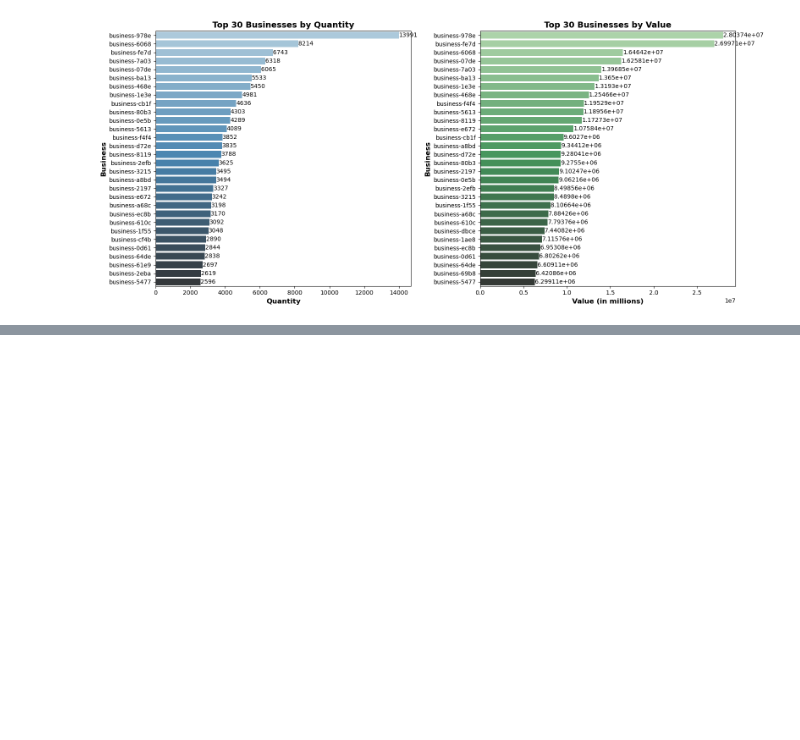
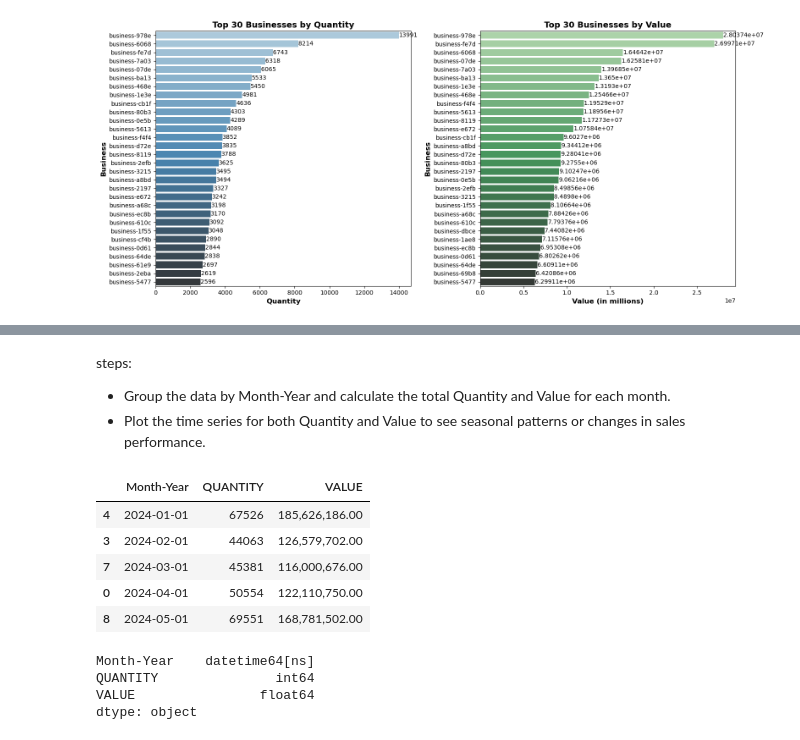
Before and after one commit to PaulMuniu/Kwanza-Tukule-Data-Analysis, a Jupyter notebook: Kwanza_Tukule.ipynb, the cells around one changed output, grey strips where cells are left out. Drawn from its saved outputs; the diff is of its cells as text; code cells hidden in the pictures; blank space fills up the shorter version.

```diff
--- a/Kwanza_Tukule.ipynb
+++ b/Kwanza_Tukule.ipynb
@@ -385,0 +397,29 @@ plt.show();
+# %% [markdown]
+steps:
+- Group the data by Month-Year and calculate the total Quantity and Value for each month.
+- Plot the time series for both Quantity and Value to see seasonal patterns or changes in sales performance.
+# %%
+# Group total Quantity and Value by 'Month-Year column'
+monthly_trend = data.groupby('Month-Year').agg(
+    {'QUANTITY':'sum',
+     'VALUE':'sum'}).reset_index()
+
+# Convert 'Month-Year' to datetime format and sort
+monthly_trend['Month-Year'] = pd.to_datetime(monthly_trend['Month-Year'], format='%B %Y')
+monthly_trend = monthly_trend.sort_values(by='Month-Year')
+monthly_trend.head()
+# %% [output]
+|  | Month-Year | QUANTITY | VALUE |
+| 4 | 2024-01-01 | 67526 | 185,626,186.00 |
+| 3 | 2024-02-01 | 44063 | 126,579,702.00 |
+| 7 | 2024-03-01 | 45381 | 116,000,676.00 |
+| 0 | 2024-04-01 | 50554 | 122,110,750.00 |
+| 8 | 2024-05-01 | 69551 | 168,781,502.00 |
+# %%
+# check the datatypes
+monthly_trend.dtypes
+# %% [output]
+Month-Year    datetime64[ns]
+QUANTITY               int64
+VALUE                float64
+dtype: object
```
Also changed, not shown: parts of 5 cells of this notebook.
